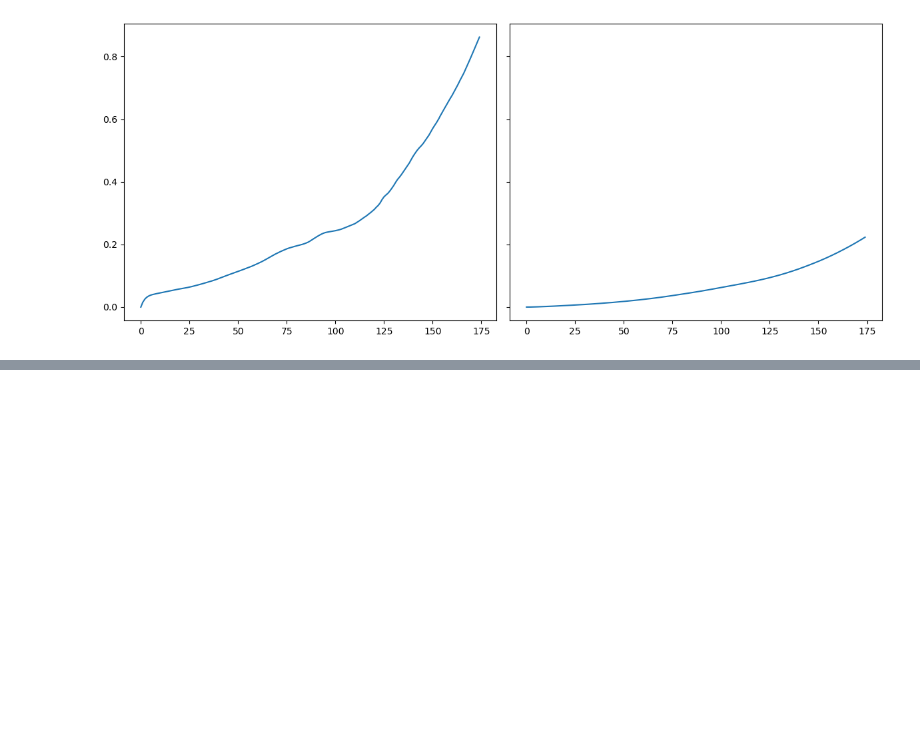
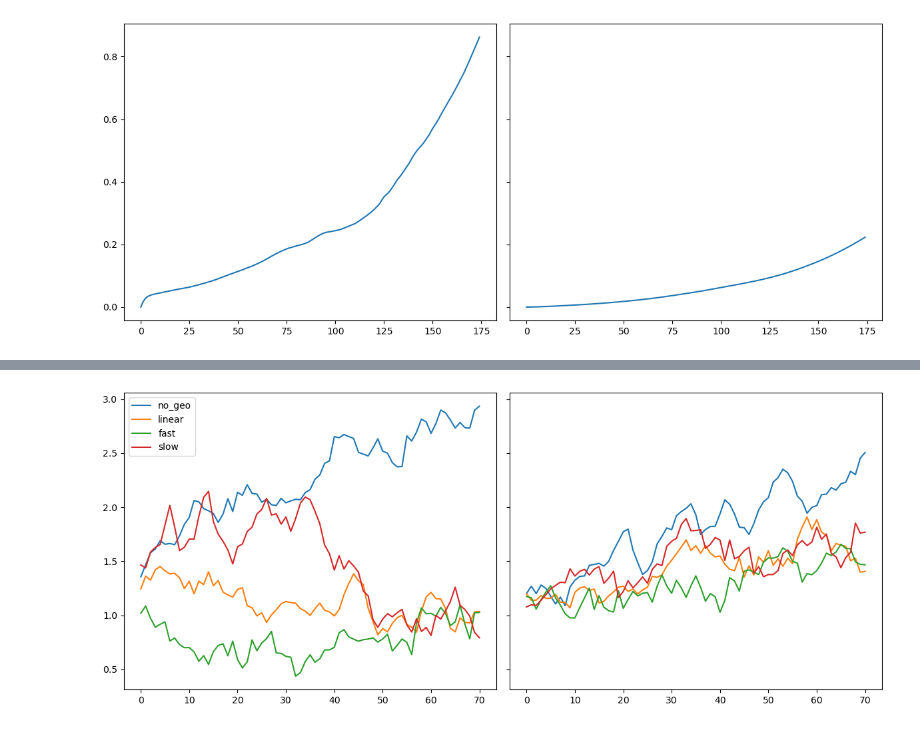
Before and after one commit to adam-bauer-34/learning_sai, a Jupyter notebook: analysis/notebooks/fast-slow-intuition.ipynb, the cells around one changed output, grey strips where cells are left out. Cells and saved outputs as stored; diff of their text form; code cells hidden in the pictures; blank space fills up the shorter version.

```diff
--- a/analysis/notebooks/fast-slow-intuition.ipynb
+++ b/analysis/notebooks/fast-slow-intuition.ipynb
@@ -207,0 +257,15 @@ for case in geo_cases:
+# %%
+def running_mean(x, window):
+    return np.convolve(x, np.ones(window) / window, mode='valid')
+
+fig, ax = plt.subplots(1, 2, figsize=(12,5), sharey=True)
+
+for i in range(2):
+    for case in cases:
+        ax[i].plot(running_mean(regional_Ts[i][case], 5), label=case)
+
+ax[0].legend()
+fig.tight_layout()
+plt.show()
+# %% [output]
+[figure, added]
```
Also changed, not shown: parts of 16 cells of this notebook, 21 other files.
